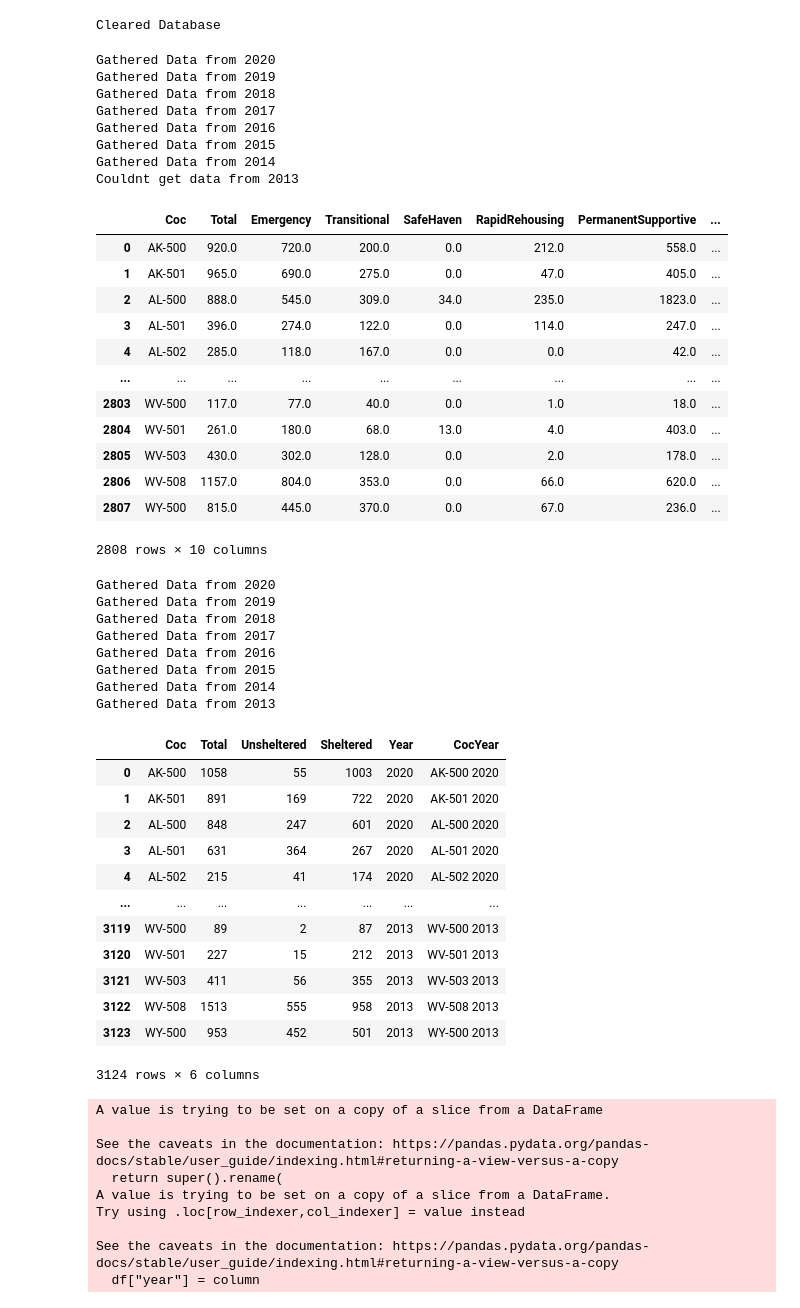
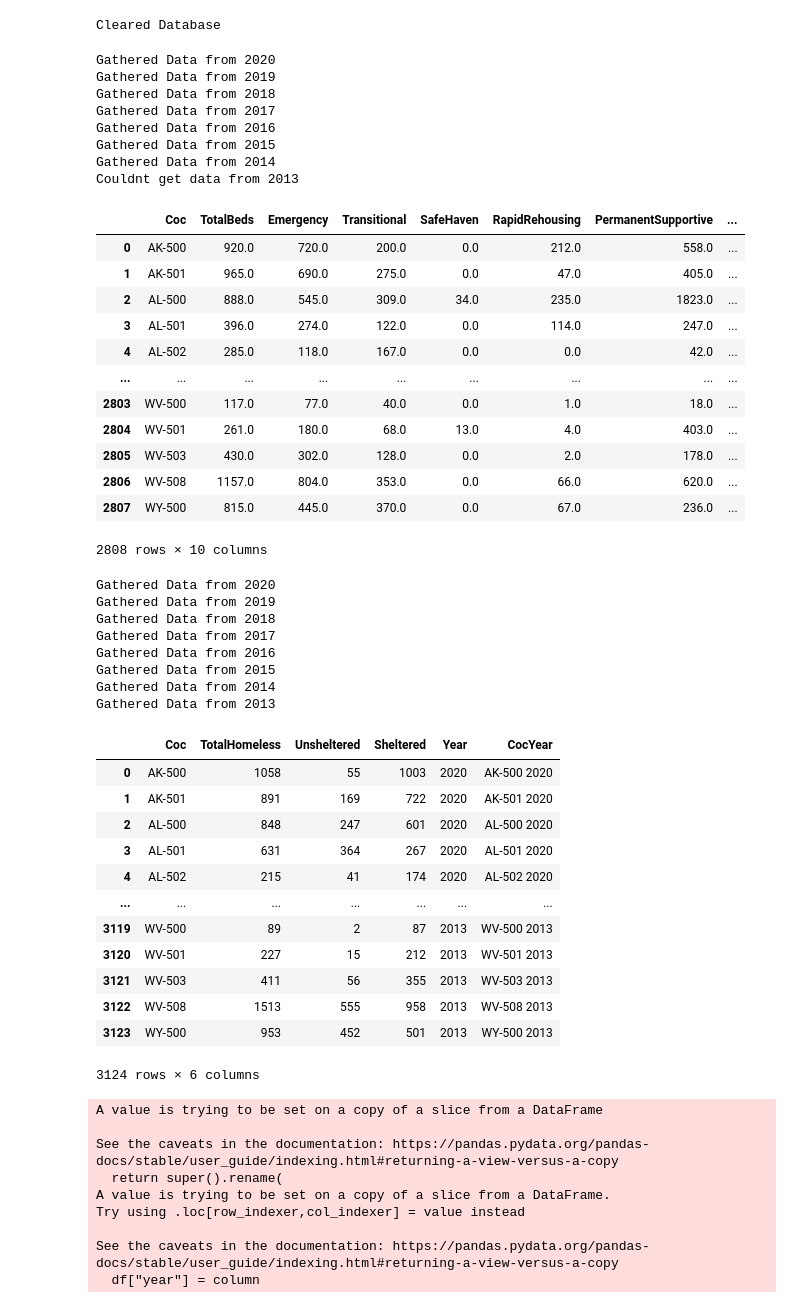
Before and after one commit to smsheehan/Class_Project, a Jupyter notebook: scripts/DatabaseCreation.ipynb, the cells around one changed output. Drawn from its saved outputs; the diff is of its cells as text; code cells hidden in the pictures.

Commit message:
Changed column names in database

```diff
--- a/scripts/DatabaseCreation.ipynb
+++ b/scripts/DatabaseCreation.ipynb
@@ -21,31 +21,31 @@ Cleared Database
 # %%
 # Create ShelterAvalibility dataframe and database
 for sheet in ["2020","2019","2018","2017","2016","2015","2014","2013"]:
     try:
         hic_df = pd.read_excel("../resources/2007-2020-HIC-Counts-by-CoC.xlsx",sheet,skiprows=[0],skipfooter=1)
 
         # Adjust Column
-        hic_df.rename(columns = {'CoC Number' : 'Coc','Total Year-Round Beds (ES, TH, SH)' : 'Total','Total Year-Round Beds (ES)' : 'Emergency','Total Year-Round Beds (TH)' : 'Transitional','Total Year-Round Beds (SH)' : 'SafeHaven','Total Year-Round Beds (RRH)' : 'RapidRehousing','Total Year-Round Beds (PSH)' : 'PermanentSupportive','Total Year-Round Beds (OPH)' : 'PermanentOther'},inplace=True)
-        hic_df = hic_df[["Coc", "Total", "Emergency", "Transitional", "SafeHaven", "RapidRehousing", "PermanentSupportive", "PermanentOther"]]
+        hic_df.rename(columns = {'CoC Number' : 'Coc','Total Year-Round Beds (ES, TH, SH)' : 'TotalBeds','Total Year-Round Beds (ES)' : 'Emergency','Total Year-Round Beds (TH)' : 'Transitional','Total Year-Round Beds (SH)' : 'SafeHaven','Total Year-Round Beds (RRH)' : 'RapidRehousing','Total Year-Round Beds (PSH)' : 'PermanentSupportive','Total Year-Round Beds (OPH)' : 'PermanentOther'},inplace=True)
+        hic_df = hic_df[["Coc", "TotalBeds", "Emergency", "Transitional", "SafeHaven", "RapidRehousing", "PermanentSupportive", "PermanentOther"]]
         hic_df["Year"] = sheet
         hic_df["CocYear"] = hic_df["Coc"] +" "+ hic_df["Year"]
 
         # Insert Into DB
         hic_df.to_sql("shelterAvalibility",con=conn,if_exists = 'append',index=False)
         print(f"Gathered Data from {sheet}")
     except Exception as E:
         print(f"Couldnt get data from {sheet}")
 pd.read_sql("SELECT * from ShelterAvalibility",con=conn)
 # %% [output]
 Gathered Data from 2020
 Gathered Data from 2019
 Gathered Data from 2018
 Gathered Data from 2017
 Gathered Data from 2016
 Gathered Data from 2015
 Gathered Data from 2014
 Couldnt get data from 2013
-|  | Coc | Total | Emergency | Transitional | SafeHaven | RapidRehousing | PermanentSupportive | ... |
+|  | Coc | TotalBeds | Emergency | Transitional | SafeHaven | RapidRehousing | PermanentSupportive | ... |
 | 0 | AK-500 | 920.0 | 720.0 | 200.0 | 0.0 | 212.0 | 558.0 | ... |
 | 1 | AK-501 | 965.0 | 690.0 | 275.0 | 0.0 | 47.0 | 405.0 | ... |
 | 2 | AL-500 | 888.0 | 545.0 | 309.0 | 34.0 | 235.0 | 1823.0 | ... |
@@ -65,11 +65,11 @@ for sheet in ["2020","2019","2018","2017","2016","2015","2014","2013"]:
         pit_df = pd.read_excel("../resources/2007-2020-PIT-Estimates-by-CoC.xlsx",sheet,skipfooter=3)
 
         # Rename pit_df columns
-        pit_df.rename(columns = {'CoC Number' : 'Coc',f'Overall Homeless, {sheet}' : "Total",f'Unsheltered Homeless, {sheet}' : "Unsheltered"},inplace=True)
+        pit_df.rename(columns = {'CoC Number' : 'Coc',f'Overall Homeless, {sheet}' : "TotalHomeless",f'Unsheltered Homeless, {sheet}' : "Unsheltered"},inplace=True)
 
         # Create New Columns
-        pit_df["Sheltered"] = pit_df["Total"]-pit_df["Unsheltered"]
-        pit_df = pit_df[['Coc','Total','Unsheltered','Sheltered']]
+        pit_df["Sheltered"] = pit_df["TotalHomeless"]-pit_df["Unsheltered"]
+        pit_df = pit_df[['Coc','TotalHomeless','Unsheltered','Sheltered']]
         pit_df["Year"] = sheet
         pit_df["CocYear"] = pit_df["Coc"] +" "+ pit_df["Year"]
 
@@ -78,6 +78,7 @@ for sheet in ["2020","2019","2018","2017","2016","2015","2014","2013"]:
         print(f"Gathered Data from {sheet}")
     except Exception as E :
         print(f"Couldnt get data from {sheet}")
+        print(E)
 pd.read_sql("SELECT * FROM HomelessCounts",con=conn)
 # %% [output]
 Gathered Data from 2020
@@ -88,7 +89,7 @@ Gathered Data from 2016
 Gathered Data from 2015
 Gathered Data from 2014
 Gathered Data from 2013
-|  | Coc | Total | Unsheltered | Sheltered | Year | CocYear |
+|  | Coc | TotalHomeless | Unsheltered | Sheltered | Year | CocYear |
 | 0 | AK-500 | 1058 | 55 | 1003 | 2020 | AK-500 2020 |
 | 1 | AK-501 | 891 | 169 | 722 | 2020 | AK-501 2020 |
 | 2 | AL-500 | 848 | 247 | 601 | 2020 | AL-500 2020 |
```
Also changed, not shown: parts of 1 cell of this notebook.
